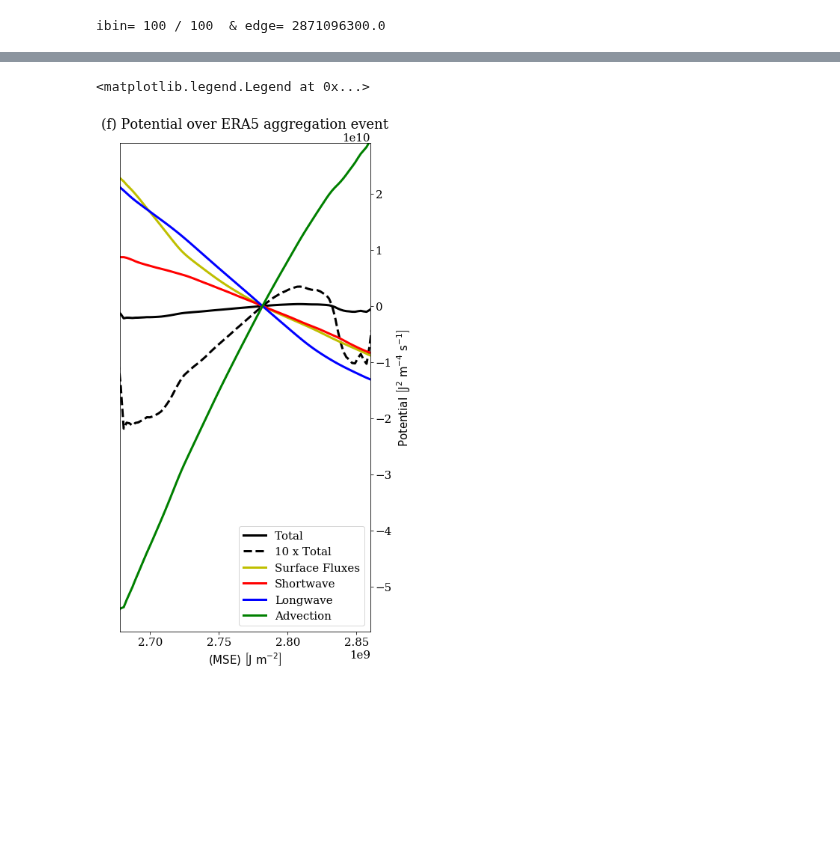
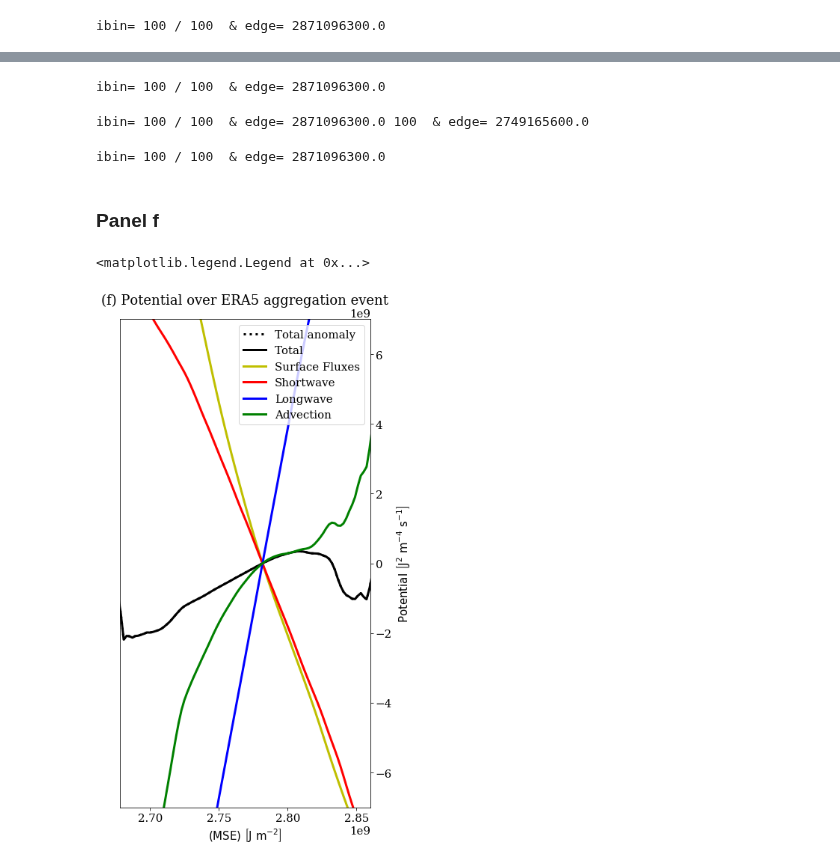
Before and after one commit to tbeucler/2019_WMI, a Jupyter notebook: dev/tbeucler/017_MSE_potential_decomposition.ipynb, the cells around one changed output, grey strips where cells are left out. Saved outputs shown, nothing was run; the diff lists cells and outputs as text; code cells hidden in the pictures; blank space fills up the shorter version.

```diff
--- a/dev/tbeucler/017_MSE_potential_decomposition.ipynb
+++ b/dev/tbeucler/017_MSE_potential_decomposition.ipynb
@@ -662,24 +678,43 @@ Vadv = Vtot-Vsef-Vlw-Vsw
+# %%
+LWV = -LWCOOLAtl.values - np.moveaxis(np.tile(-LWCOOLAtl.mean(dim={'longitude','latitude'}).values,(185,65,1)),2,0)
+tmp,tmp,Vlw = Landau.Landau_energy(MSE_ext[1:-1,:,:],LWV,B.p67_MSE,N_bins=bin_mid_to_edge(binm))
+# %% [output]
+ibin= 100 / 100  & edge= 2871096300.0
+# %%
+for_pot = dMSE_dt - np.moveaxis(np.tile(dMSE_dt.mean(axis=(1,2)),(185,65,1)),2,0)
+tmp,tmp,Vtot = Landau.Landau_energy(MSE_ext[1:-1,:,:],for_pot,B.p67_MSE,N_bins=bin_mid_to_edge(binm))
+# %% [output]
+ibin= 100 / 100  & edge= 2871096300.0 100  & edge= 2749165600.0
+# %%
+Vadv = Vtot-Vsef-Vlw-Vsw
+# %%
+tmp,tmp,Vtot0 = Landau.Landau_energy(MSE_ext[1:-1,:,:],dMSE_dt,B.p67_MSE,N_bins=bin_mid_to_edge(binm))
+# %% [output]
+ibin= 100 / 100  & edge= 2871096300.0
+# %% [markdown]
+### Panel f
 # %%
 fig,ax = plt.subplots(1,1,figsize=(6,12))
 
 #X_pot = (binm-bin0)/2.5e6
 X_pot = binm
-ax.plot(X_pot,Vtot,color='k',label='Total')
-ax.plot(X_pot,10*Vtot,color='k',label='10 x Total',linestyle='--')
+ax.plot(X_pot,Vtot,color='k',linestyle=':',label='Total anomaly')
+ax.plot(X_pot,Vtot0,color='k',label='Total')
+#ax.plot(X_pot,10*Vtot,color='k',label='10 x Total',linestyle='--')
 ax.plot(X_pot,Vsef,color='y',label='Surface Fluxes')
 ax.plot(X_pot,Vsw,color='r',label='Shortwave')
 ax.plot(X_pot,Vlw,color='b',label='Longwave')
 ax.plot(X_pot,Vadv,color='g',label='Advection')
 ax.set_title('(f) Potential over ERA5 aggregation event',pad=20)
 ax.set_xlabel(r'$\left(\mathrm{MSE}\right)\ \left[\mathrm{J\ m^{-2}}\right]$')
 ax.set_ylabel(r'$\mathrm{Potential\ \left[J^{2}\ m^{-4}\ s^{-1}\right]}$')
 ax.yaxis.tick_right()
 ax.yaxis.set_label_position("right")
 ax.set_xlim((2.678e9,2.86e9))
-ax.set_ylim((-5.8e10,2.9e10))
+ax.set_ylim((-7e9,7e9))
 plt.legend()
 # %% [output]
 <matplotlib.legend.Legend at 0x...>
-[figure, old version]
+[figure, new version]
 # %%
 pathPKL = '/users/tbeucler/2019_WMI/dev/tbeucler/PKL_DATA/'
```
Also changed, not shown: parts of 11 cells of this notebook, 8 other files.
